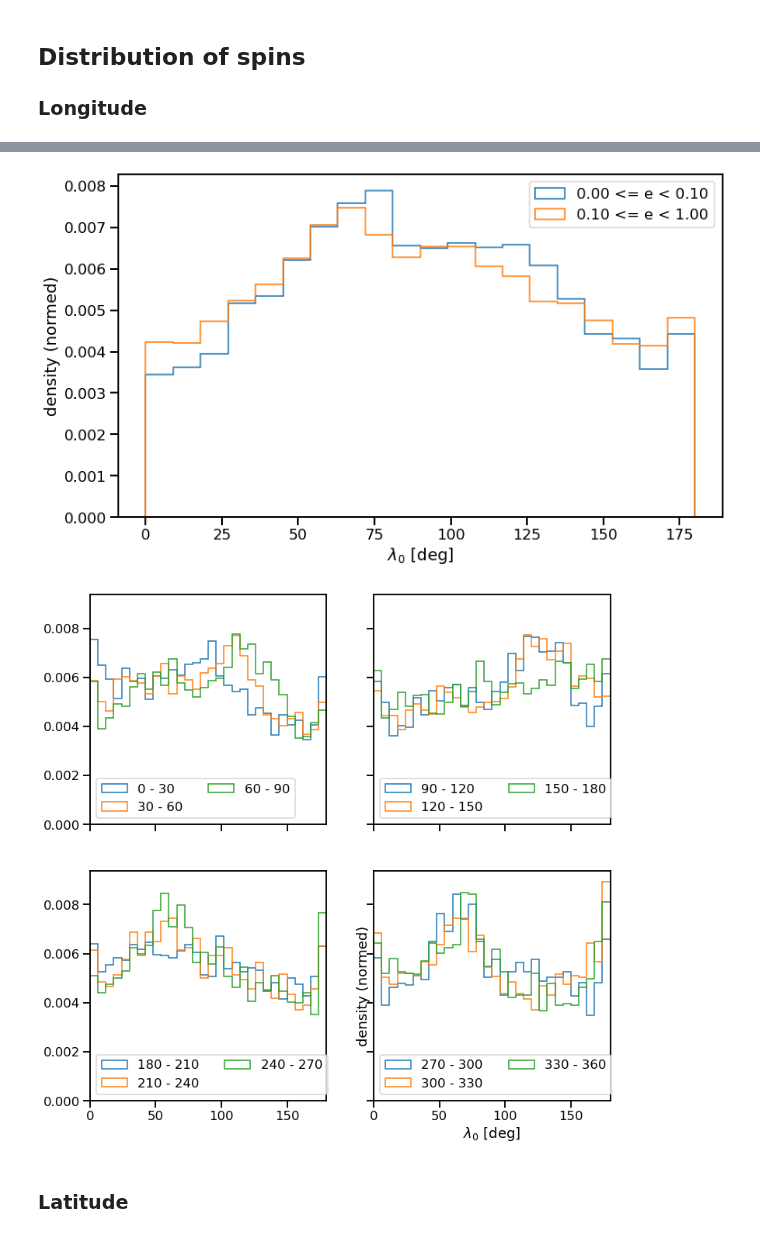
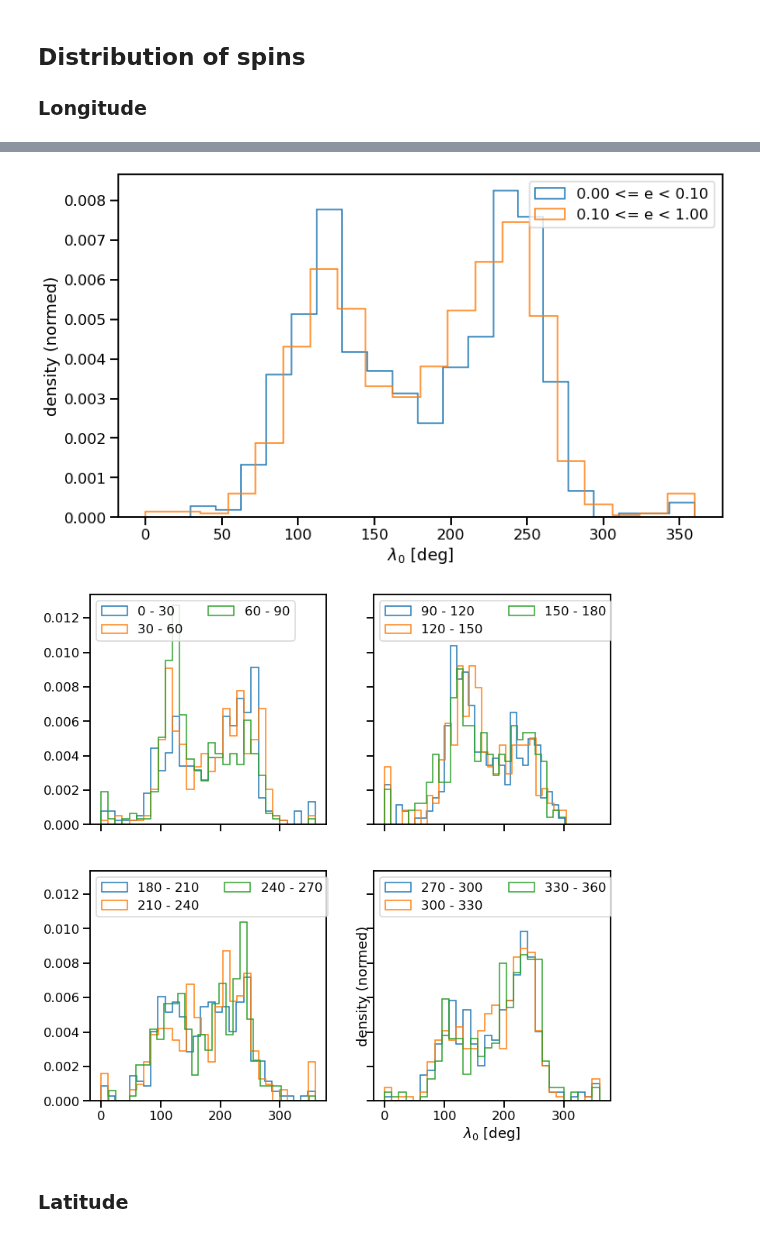
Before and after one commit to astrolabsoftware/fink-tutorials, a Jupyter notebook: sso/outbursts/notebooks/spin_parameters.ipynb, the cells around one changed output, grey strips where cells are left out. Cells and saved outputs as stored; diff of their text form; code cells hidden in the pictures.

```diff
--- a/sso/outbursts/notebooks/spin_parameters.ipynb
+++ b/sso/outbursts/notebooks/spin_parameters.ipynb
@@ -40,7 +40,7 @@ class Angle(object):
             raise ValueError()
 
 class SSO(object):
-    def __init__(self, paths, bftfn='../data/ssoBFT-latest-small.parquet', flavor='gold', verbose=False):
+    def __init__(self, paths, nowrap=False, bftfn='../data/ssoBFT-latest-small.parquet', flavor='gold', verbose=False):
         """
         """
         self.paths = paths
@@ -66,13 +66,15 @@ class SSO(object):
         self.dR = self.pdf['params'].apply(lambda x: x[9]).values
 
         self.l = self.pdf['params'].apply(lambda x: x[4]).values
-        self.wrap_longitude()
+        if not nowrap:
+            self.wrap_longitude()
         self.l = Angle(self.l, unit='rad')
         self.dl = Angle(self.pdf['params'].apply(lambda x: x[10]).values, unit='rad')
 
 
         self.b = self.pdf['params'].apply(lambda x: x[5]).values
-        self.wrap_latitude()
+        if not nowrap:
+            self.wrap_latitude()
         self.b = Angle(self.b, unit='rad')
         self.db = Angle(self.pdf['params'].apply(lambda x: x[11]).values, unit='rad')
 
@@ -146,6 +154,7 @@ class SSO(object):
 # %%
-paths = glob.glob('../noconstraints/sso_params_above*.parquet')
-data = SSO(paths, flavor='bronze')
+paths = glob.glob('../nosymmetries/sso_params_above*.parquet')
+nowrap = True
+data = SSO(paths, flavor='bronze', nowrap=nowrap)
 data.input_size, data.selected_size, data.output_size
 
 # for flavor in ['bronze', 'silver', 'gold']:
@@ -250,7 +260,7 @@ Number of observations for bronze: 24333/65693
 # %%
 fig, axes = plt.subplots(3, 3, figsize=(15, 12), sharex=True, sharey=True)
 
-data = SSO(paths, flavor='silver')
+data = SSO(paths, flavor='silver', nowrap=nowrap)
 Is = np.sin(np.deg2rad(data.pdf['orbital_elements.inclination.value']))
 
 step = 0.05
@@ -271,9 +281,9 @@ for j in range(3):
             axes[j, k].set_title(r'$[{:.2f}, {:.2f}]$'.format(low, high))
         shift += 0.05
 
-        axes[j, k].set_xlim(0, 180)
+#         axes[j, k].set_xlim(0, 180)
         axes[j, k].legend(ncol=1, loc='best')
 plt.xlabel(r'$\lambda_0$ [deg]')
 plt.ylabel('density (normed)')
-plt.savefig('../plots/papers/l0_sini.png', dpi=150)
+# plt.savefig('../plots/papers/l0_sini.png', dpi=150)
 # %% [output]
@@ -281,5 +292,5 @@ plt.savefig('../plots/papers/l0_sini.png', dpi=150)
 # %%
-data = SSO(paths, flavor='silver')
+data = SSO(paths, flavor='silver', nowrap=nowrap)
 Es = data.pdf['orbital_elements.eccentricity.value']
 
 fig = plt.figure(figsize=(12, 7))
@@ -299,42 +310,42 @@ for bound in bounds:
 plt.legend()
 plt.xlabel(r'$\lambda_0$ [deg]')
 plt.ylabel('density (normed)')
-plt.savefig('../plots/papers/l0_e.png', dpi=150)
+# plt.savefig('../plots/papers/l0_e.png', dpi=150)
 plt.show()
 # %% [output]
-[figure, old version]
+[figure, new version]
 # %%
-data = SSO(paths, flavor='bronze')
+data = SSO(paths, flavor='bronze', nowrap=nowrap)
 Ns = data.pdf['orbital_elements.node_longitude.value']
 
 fig, axes = plt.subplots(2, 2, figsize=(12, 12), sharex=True, sharey=True)
 
 step = 30
 shift = 0
 for j in range(2):
     for k in range(2):
         for i in range(3):
             low = i*step + shift
             high = (i+1)*step + shift
             m = (Ns >= low) * (Ns < high)
             axes[j, k].hist(
                 data.l.deg[m],
                 bins=30,
                 histtype='step',
                 density=True,
                 label=r'{} - {}'.format(low, high)
             )
         shift += 90
 
 #         axes[j, k].set_yscale('log')
-        axes[j, k].legend(ncol=2, loc='lower left')
+        axes[j, k].legend(ncol=2, loc='upper left')
 plt.xlabel(r'$\lambda_0$ [deg]')
 plt.ylabel('density (normed)')
-plt.xlim(0, 180)
-plt.savefig('../plots/papers/l0_omega.png', dpi=150)
+# plt.xlim(0, 180)
+# plt.savefig('../plots/papers/l0_omega.png', dpi=150)
 plt.show()
 # %% [output]
-[figure, old version]
+[figure, new version]
 # %% [markdown]
 ### Latitude
 # %%
```
Also changed, not shown: parts of 18 cells of this notebook.
